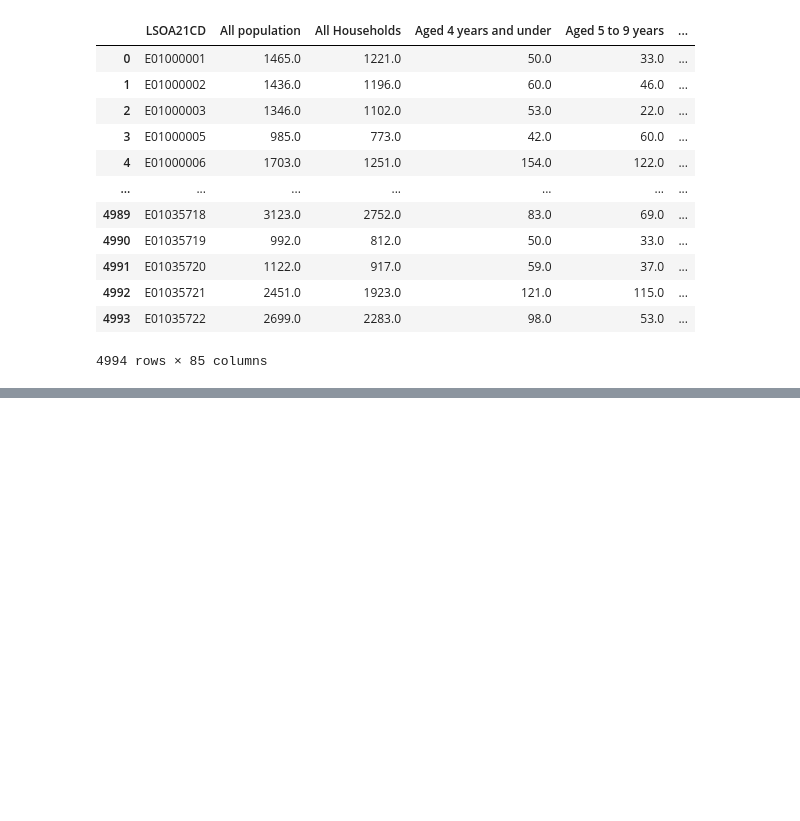
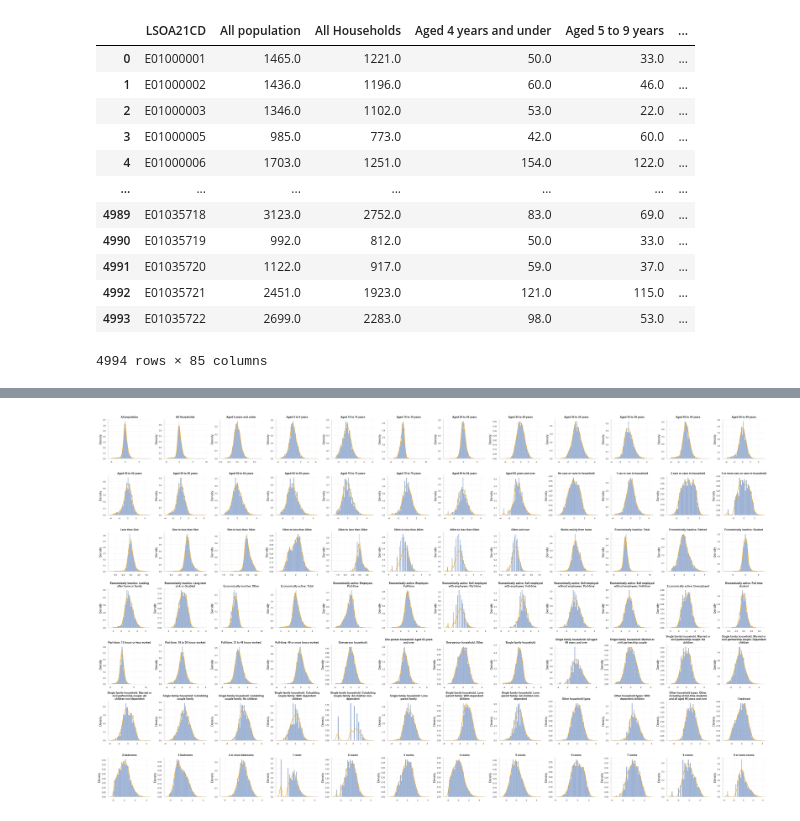
Before and after one commit to wbwhaha/NLP_Gentrification_London_Prediction, a Jupyter notebook: Code/6_1_a_Prediction Model Input Preparation (SES).ipynb, the cells around one changed output, grey strips where cells are left out. Saved outputs shown, nothing was run; the diff lists cells and outputs as text; code cells hidden in the pictures; blank space fills up the shorter version.

```diff
--- a/Code/6_1_a_Prediction Model Input Preparation (SES).ipynb
+++ b/Code/6_1_a_Prediction Model Input Preparation (SES).ipynb
@@ -509,0 +587,21 @@ df_scaled_2021.insert(0, "LSOA21CD", merged_df_2021['LSOA21CD'])
+# %%
+from sklearn.preprocessing import StandardScaler
+
+# Standardize all columns
+scaler = StandardScaler()
+X_train_scaled = scaler.fit_transform(X_train)
+X_pred_scaled  = scaler.transform(X_pred)
+
+# Convert back to DataFrame with original column names
+X_train_scaled_df = pd.DataFrame(X_train_scaled, columns=numeric_cols_2011, index=merged_df_2011.index)
+X_pred_scaled_df  = pd.DataFrame(X_pred_scaled,  columns=numeric_cols_2021, index=merged_df_2021.index)
+
+# Add ID column back
+X_train_scaled_df.insert(0, "LSOA21CD", merged_df_2011["LSOA21CD"])
+X_pred_scaled_df.insert(0, "LSOA21CD", merged_df_2021["LSOA21CD"])
+
+print(X_train_scaled_df.head())
+print(X_pred_scaled_df.head())
+
+print("Transformed training set shape:", X_train_scaled_df.shape)
+print("Transformed prediction set shape:", X_pred_scaled_df.shape)
@@ -510 +627,5 @@ df_scaled_2021.insert(0, "LSOA21CD", merged_df_2021['LSOA21CD'])
+# %%
+plot_distribution(X_train_scaled_df)
+# %% [output]
+[figure, added]
 # %%
```
Also changed, not shown: parts of 8 cells of this notebook, 4 other files.
